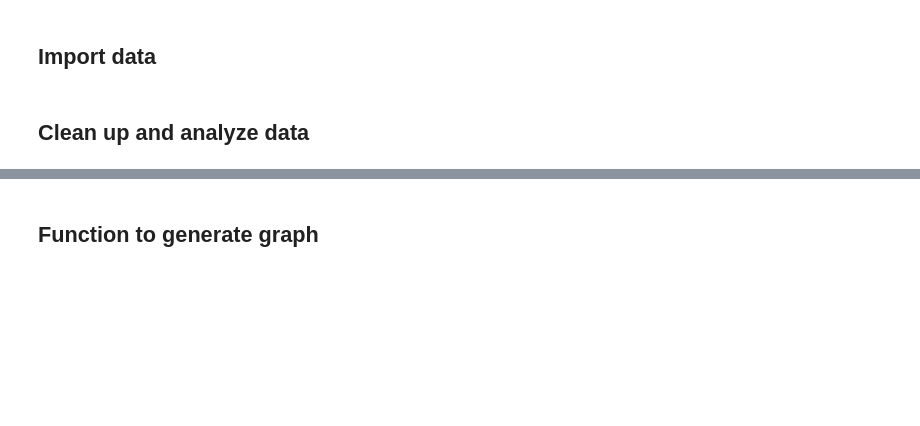
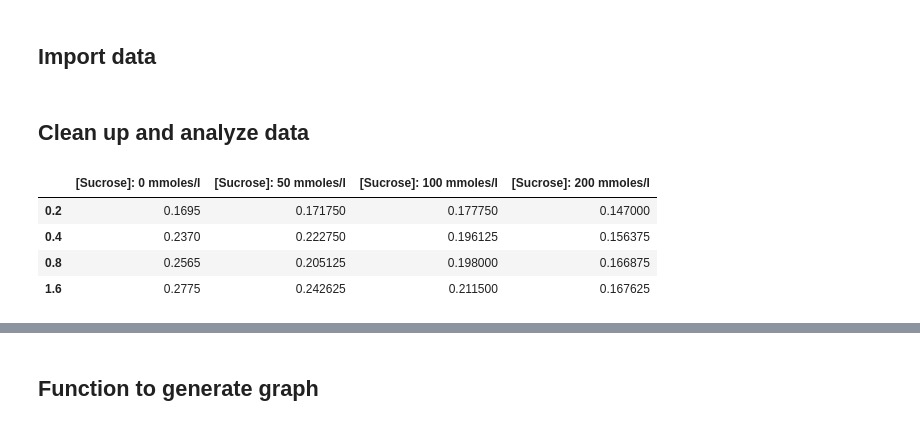
Before and after one commit to Kevinhykuo/UVic, a Jupyter notebook: Lab 6.ipynb, the cells around one changed output, grey strips where cells are left out. Saved outputs shown, nothing was run; the diff lists cells and outputs as text; code cells hidden in the pictures; blank space fills up the shorter version.

```diff
--- a/Lab 6.ipynb
+++ b/Lab 6.ipynb
@@ -47,7 +47,7 @@ def abs_ave(D, x0=1, xf=9, dx=10, y0=0, yf=4, n=9, Nanx=[], Nany=[],
     Ave = pd.DataFrame(Ave)
 
     # Get rid of errors
-    if len(Nanx)<1:
+    if len(Nanx)>0:
         for i in range(0, len(Nanx)):
             Ave.iloc[Nanx[i], Nany[i]] = np.nan
 
@@ -57,7 +57,7 @@ def abs_ave(D, x0=1, xf=9, dx=10, y0=0, yf=4, n=9, Nanx=[], Nany=[],
     # Get averages of change with respect to time
     Abs = np.zeros((int(x/2), y))
     for i in range(0, int(x/2)):
-        Ave_abs = np.nanmean(Ave.iloc[2*i:2*i+1,:], axis=0)
+        Ave_abs = np.nanmean(Ave.iloc[2*i:2*i+2,:], axis=0)
         Abs[i,:] = Ave_abs
 
     # Label columns
@@ -76,0 +75,8 @@ DI_abs = abs_ave(D=DI, x0=1, xf=9, y0=1, yf=5, dx=12, Inh='[IPTG]', C=2, Unit='g
+# %%
+KS_abs
+# %% [output]
+|  | [Sucrose]: 0 mmoles/l | [Sucrose]: 50 mmoles/l | [Sucrose]: 100 mmoles/l | [Sucrose]: 200 mmoles/l |
+| 0.2 | 0.1695 | 0.171750 | 0.177750 | 0.147000 |
+| 0.4 | 0.2370 | 0.222750 | 0.196125 | 0.156375 |
+| 0.8 | 0.2565 | 0.205125 | 0.198000 | 0.166875 |
+| 1.6 | 0.2775 | 0.242625 | 0.211500 | 0.167625 |
```
Also changed, not shown: parts of 4 cells of this notebook.
